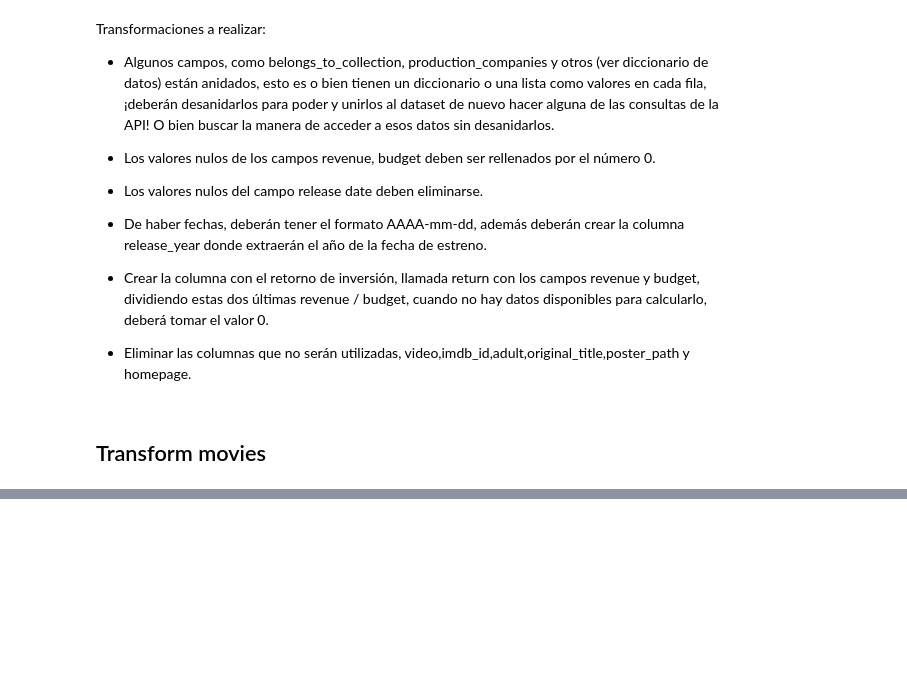
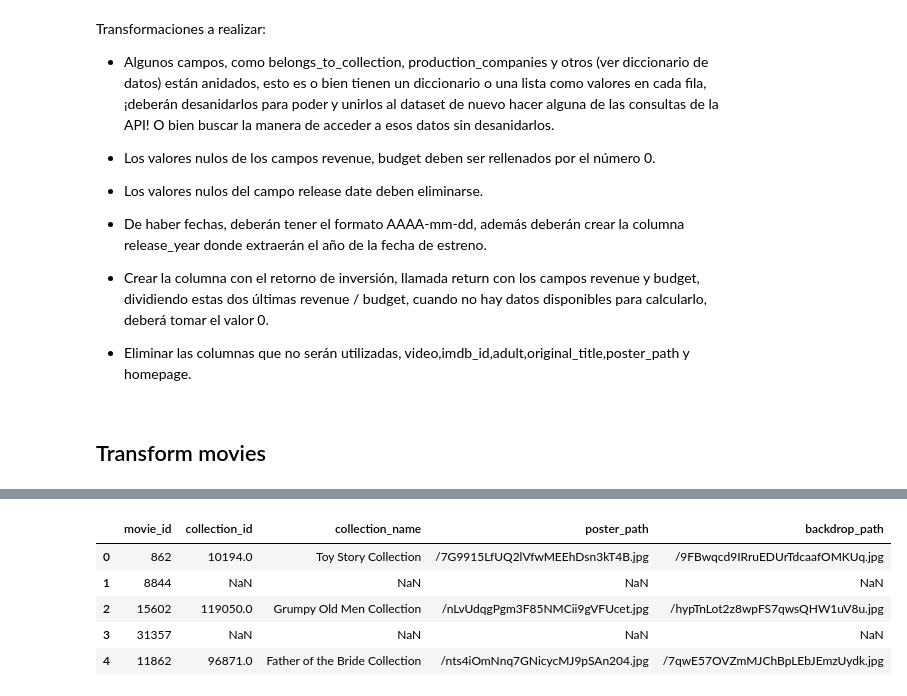
Before and after one commit to FranciscoHugoLezik/MLOps_Movies, a Jupyter notebook: notebooks/ETL.ipynb, the cells around one changed output, grey strips where cells are left out. Saved outputs shown, nothing was run; the diff lists cells and outputs as text; code cells hidden in the pictures; blank space fills up the shorter version.

Commit message:
Se desanida la columna belongs_to_collection del dataset movies

```diff
--- a/notebooks/ETL.ipynb
+++ b/notebooks/ETL.ipynb
@@ -77,0 +103,2 @@ Transformaciones a realizar:
+# %%
+belongs_to_collection = movies_df[['id', 'belongs_to_collection']].copy()
@@ -77,0 +126,7 @@ Transformaciones a realizar:
+# %%
+belongs_to_collection.rename(
+    columns={
+        'id': 'movie_id',
+        'belongs_to_collection': 'collection_name'
+    },
+    inplace=True)
@@ -77,0 +142,15 @@ Transformaciones a realizar:
+# %%
+belongs_to_collection['collection_name'] = belongs_to_collection['collection_name'].apply(lambda x: ast.literal_eval(x) if pd.notna(x) else x)
+
+new_columns = pd.json_normalize(belongs_to_collection['collection_name'])
+
+belongs_to_collection = belongs_to_collection.join(new_columns)
+
+belongs_to_collection.drop(columns=['collection_name'], inplace=True)
+
+belongs_to_collection.rename(
+    columns={
+        'id': 'collection_id',
+        'name': 'collection_name'
+    },
+    inplace=True)
@@ -77,0 +172,9 @@ Transformaciones a realizar:
+# %%
+belongs_to_collection.head()
+# %% [output]
+|  | movie_id | collection_id | collection_name | poster_path | backdrop_path |
+| 0 | 862 | 10194.0 | Toy Story Collection | /7G9915LfUQ2lVfwMEEhDsn3kT4B.jpg | /9FBwqcd9IRruEDUrTdcaafOMKUq.jpg |
+| 1 | 8844 | NaN | NaN | NaN | NaN |
+| 2 | 15602 | 119050.0 | Grumpy Old Men Collection | /nLvUdqgPgm3F85NMCii9gVFUcet.jpg | /hypTnLot2z8wpFS7qwsQHW1uV8u.jpg |
+| 3 | 31357 | NaN | NaN | NaN | NaN |
+| 4 | 11862 | 96871.0 | Father of the Bride Collection | /nts4iOmNnq7GNicycMJ9pSAn204.jpg | /7qwE57OVZmMJChBpLEbJEmzUydk.jpg |
```
Also changed, not shown: parts of 9 cells of this notebook.
